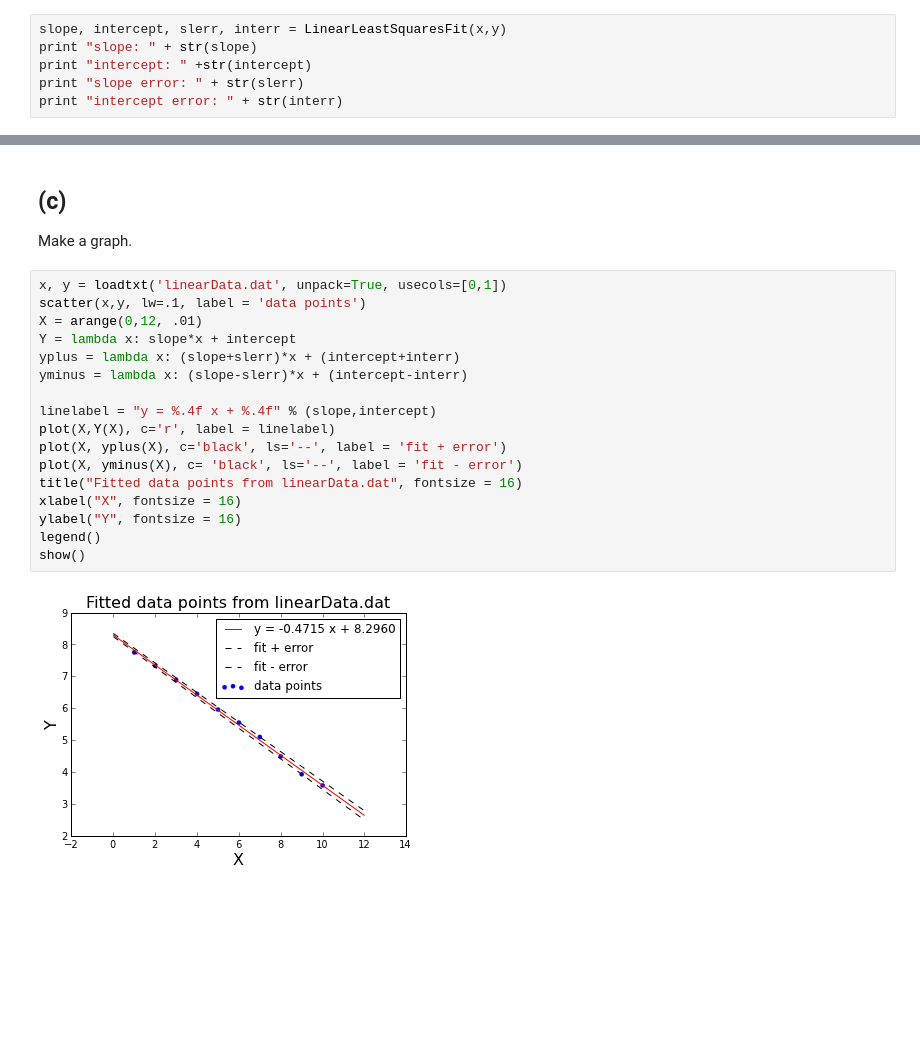
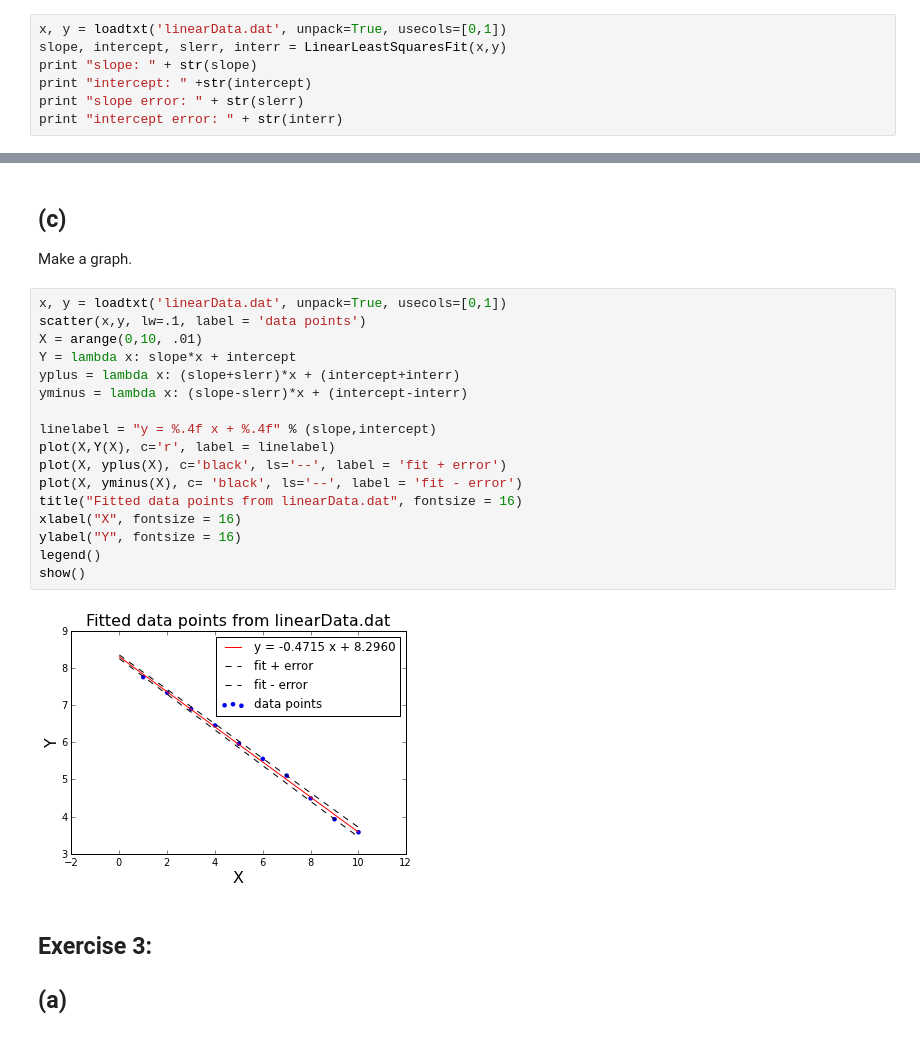
Before and after one commit to ssteeper/PHYS-202-13, a Jupyter notebook: week9/DataIO-LinReg.ipynb, the cells around one changed output, grey strips where cells are left out. Saved outputs shown, nothing was run; the diff lists cells and outputs as text; blank space fills up the shorter version.

```diff
--- a/week9/DataIO-LinReg.ipynb
+++ b/week9/DataIO-LinReg.ipynb
@@ -118,6 +118,7 @@ def LinearLeastSquaresFit(x,y):
 (b)
 Read in just the first two columns of data from linearData.dat and fit it.
 # %%
+x, y = loadtxt('linearData.dat', unpack=True, usecols=[0,1])
 slope, intercept, slerr, interr = LinearLeastSquaresFit(x,y)
 print "slope: " + str(slope)
 print "intercept: " +str(intercept)
@@ -135,19 +136,24 @@ Make a graph.
 # %%
 x, y = loadtxt('linearData.dat', unpack=True, usecols=[0,1])
 scatter(x,y, lw=.1, label = 'data points')
-X = arange(0,12, .01)
+X = arange(0,10, .01)
 Y = lambda x: slope*x + intercept
 yplus = lambda x: (slope+slerr)*x + (intercept+interr)
 yminus = lambda x: (slope-slerr)*x + (intercept-interr)
 
 linelabel = "y = %.4f x + %.4f" % (slope,intercept)
 plot(X,Y(X), c='r', label = linelabel)
 plot(X, yplus(X), c='black', ls='--', label = 'fit + error')
 plot(X, yminus(X), c= 'black', ls='--', label = 'fit - error')
 title("Fitted data points from linearData.dat", fontsize = 16)
 xlabel("X", fontsize = 16)
 ylabel("Y", fontsize = 16)
 legend()
 show()
 # %% [output]
-[figure, old version]
+[figure, new version]
+# %% [markdown]
+Exercise 3:
+-
+(a)
+-
```
Also changed, not shown: parts of 5 cells of this notebook, 2 other files.
